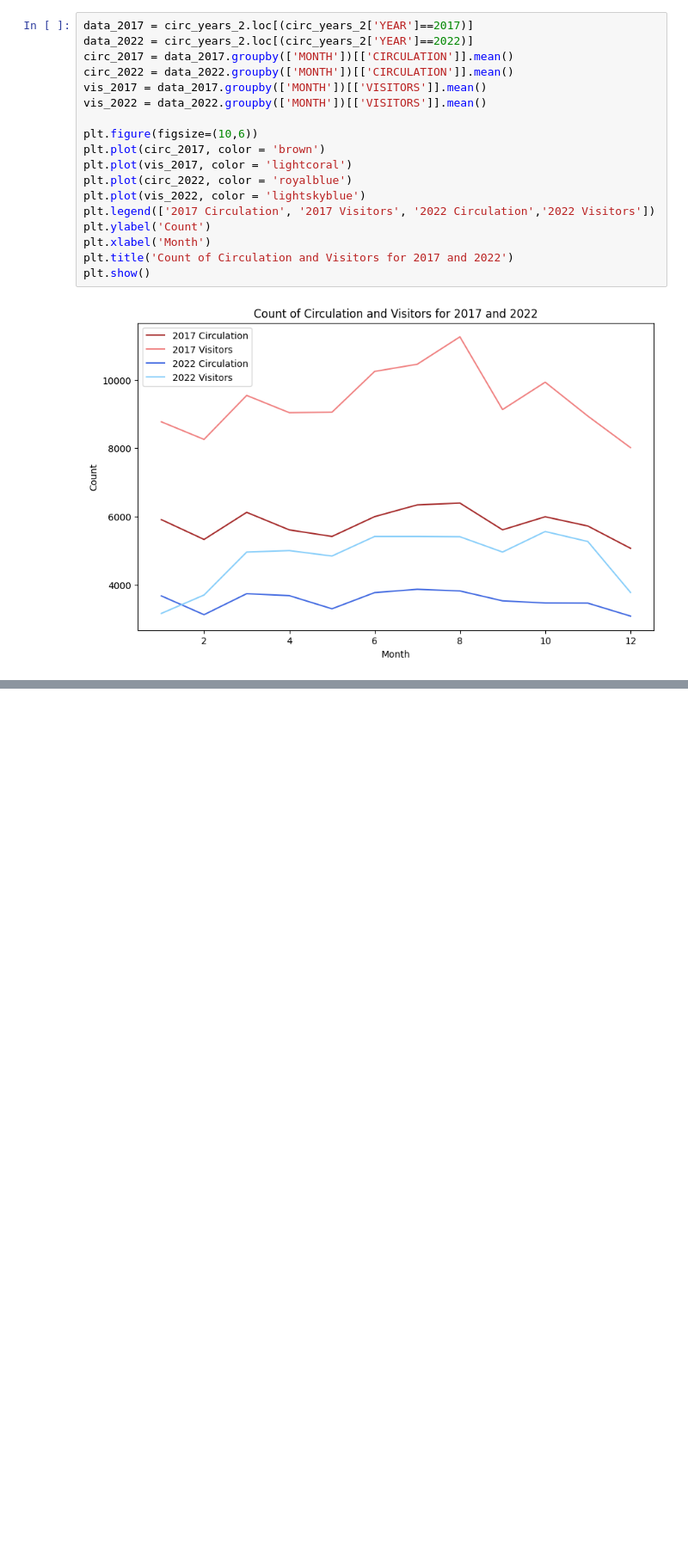
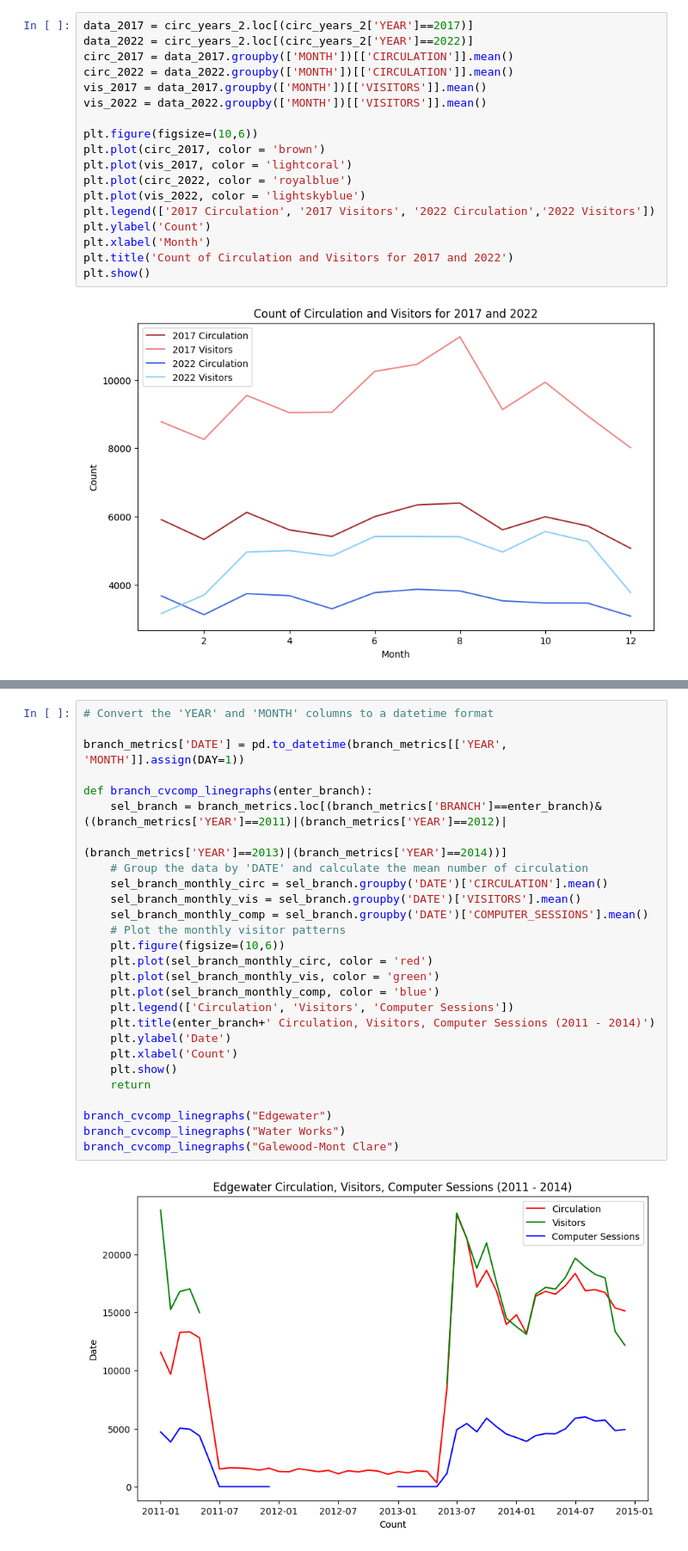
Before and after one commit to uchicago-dsi/cpl_project, a Jupyter notebook: can-summer-2023/basic circulation visuals.ipynb, the cells around one changed output, grey strips where cells are left out. Shown at 86% size. Cells and saved outputs as stored; diff of their text form; blank space fills up the shorter version.

```diff
--- a/can-summer-2023/basic circulation visuals.ipynb
+++ b/can-summer-2023/basic circulation visuals.ipynb
@@ -181,0 +192,29 @@ plt.show()
+# %%
+# Convert the 'YEAR' and 'MONTH' columns to a datetime format
+
+branch_metrics['DATE'] = pd.to_datetime(branch_metrics[['YEAR', 'MONTH']].assign(DAY=1))
+
+def branch_cvcomp_linegraphs(enter_branch):
+    sel_branch = branch_metrics.loc[(branch_metrics['BRANCH']==enter_branch)&((branch_metrics['YEAR']==2011)|(branch_metrics['YEAR']==2012)|
+                                                                        (branch_metrics['YEAR']==2013)|(branch_metrics['YEAR']==2014))]
+    # Group the data by 'DATE' and calculate the mean number of circulation
+    sel_branch_monthly_circ = sel_branch.groupby('DATE')['CIRCULATION'].mean()
+    sel_branch_monthly_vis = sel_branch.groupby('DATE')['VISITORS'].mean()
+    sel_branch_monthly_comp = sel_branch.groupby('DATE')['COMPUTER_SESSIONS'].mean()
+    # Plot the monthly visitor patterns
+    plt.figure(figsize=(10,6))
+    plt.plot(sel_branch_monthly_circ, color = 'red')
+    plt.plot(sel_branch_monthly_vis, color = 'green')
+    plt.plot(sel_branch_monthly_comp, color = 'blue')
+    plt.legend(['Circulation', 'Visitors', 'Computer Sessions'])
+    plt.title(enter_branch+' Circulation, Visitors, Computer Sessions (2011 - 2014)')
+    plt.ylabel('Date')
+    plt.xlabel('Count')
+    plt.show()
+    return
+
+branch_cvcomp_linegraphs("Edgewater")
+branch_cvcomp_linegraphs("Water Works")
+branch_cvcomp_linegraphs("Galewood-Mont Clare")
+# %% [output]
+[figure, added]
```
Also changed, not shown: parts of 6 cells of this notebook.
